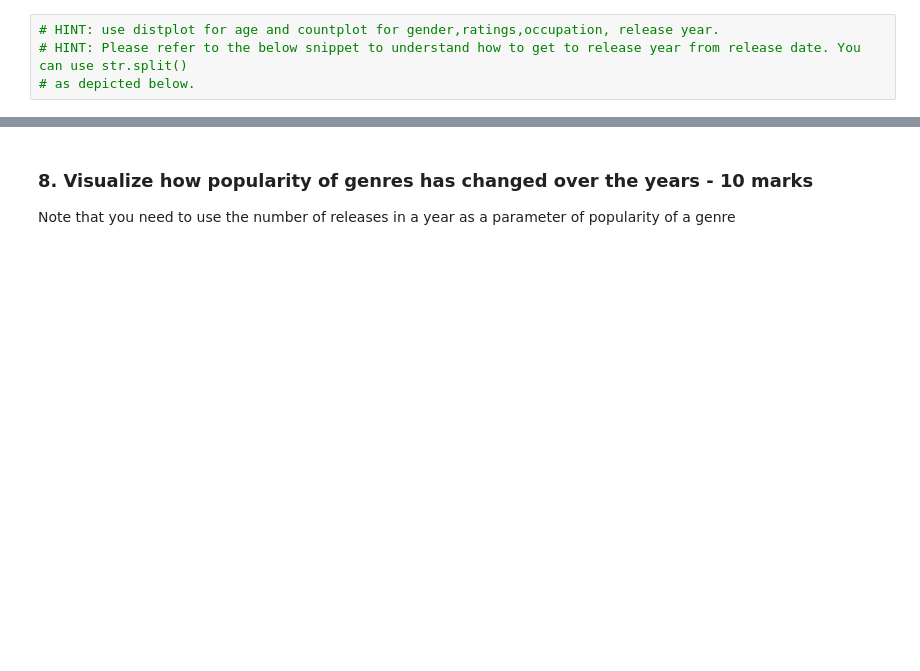
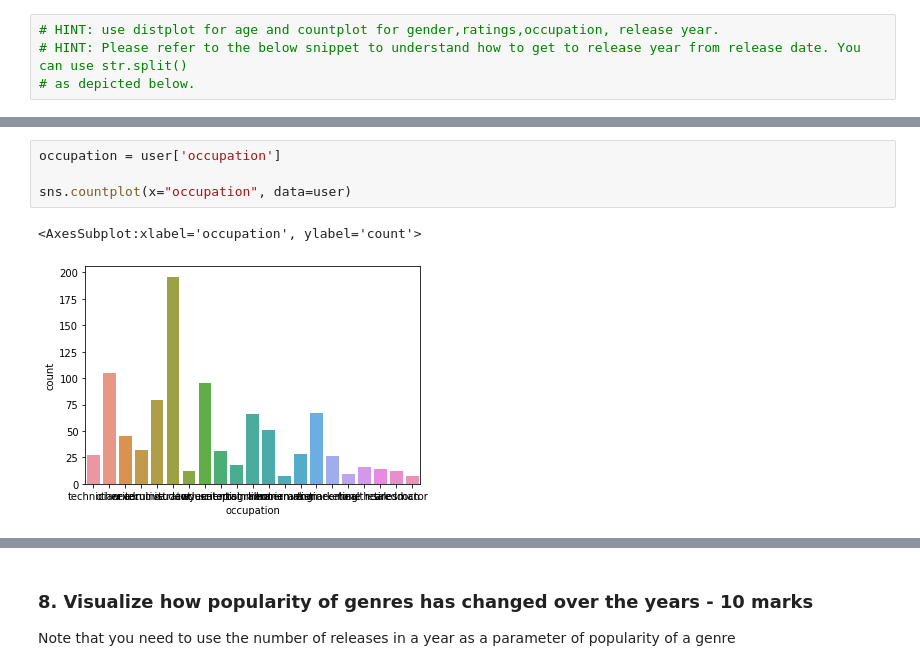
Before and after one commit to laurenalexandra999/Movie-Lens-Analysis, a Jupyter notebook: MovieLens Project Questions.ipynb, the cells around one changed output, grey strips where cells are left out. Cells and saved outputs as stored; diff of their text form; blank space fills up the shorter version.

```diff
--- a/MovieLens Project Questions.ipynb
+++ b/MovieLens Project Questions.ipynb
@@ -258,0 +279,7 @@ print(a[-5:])
+# %%
+occupation = user['occupation']
+
+sns.countplot(x="occupation", data=user)
+# %% [output]
+<AxesSubplot:xlabel='occupation', ylabel='count'>
+[figure, added]
```
Also changed, not shown: parts of 6 cells of this notebook.
